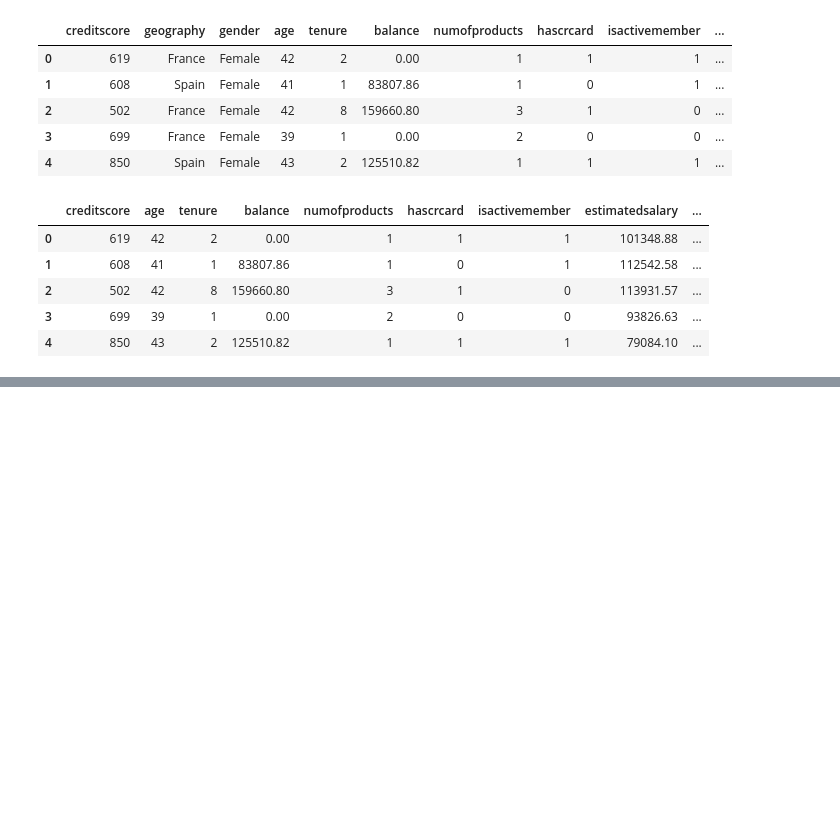
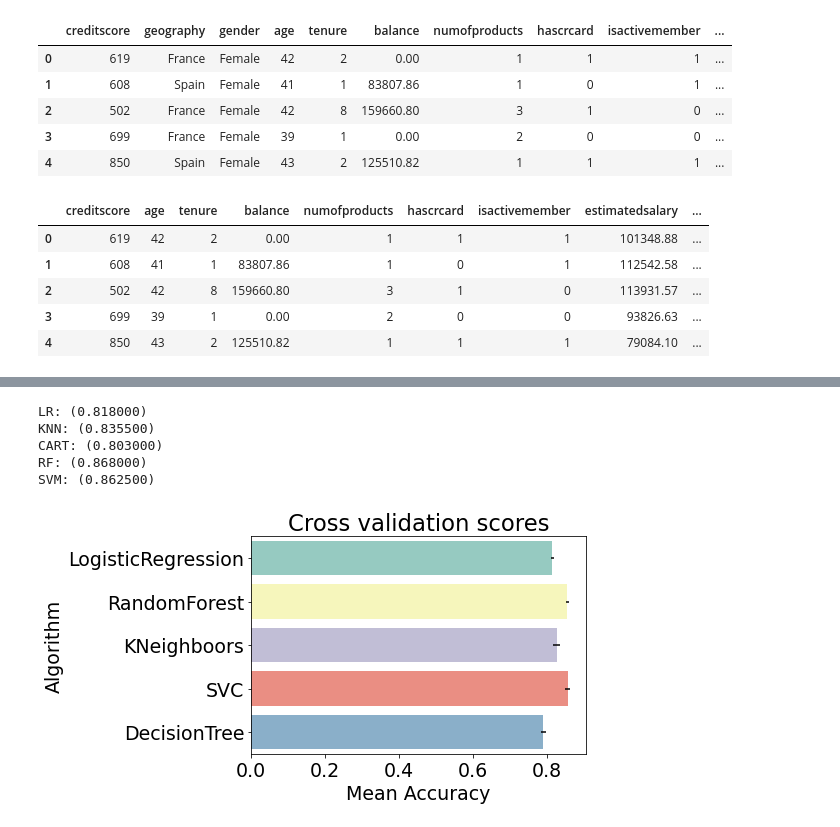
Before and after one commit to MattithyahuData/P2-Bank-churn-prediction, a Jupyter notebook: Code/P2 Code.ipynb, the cells around one changed output, grey strips where cells are left out. Saved outputs shown, nothing was run; the diff lists cells and outputs as text; code cells hidden in the pictures; blank space fills up the shorter version.

```diff
--- a/Code/P2 Code.ipynb
+++ b/Code/P2 Code.ipynb
@@ -260,0 +311,55 @@ print(X.shape, y.shape)
+# %%
+models = []
+models.append(('LR', LogisticRegression(random_state = 10101)))
+models.append(('KNN', KNeighborsClassifier()))
+models.append(('CART', DecisionTreeClassifier(random_state = 10101)))
+models.append(('RF', RandomForestClassifier(random_state = 10101)))
+models.append(('SVM', SVC(gamma='auto', random_state = 10101)))
+
+# evaluate each model in turn
+results = []
+names = []
+# %%
+for name, model in models:
+        model.fit(X_train, y_train)
+        y_pred = model.predict(X_test)
+        accuracy = accuracy_score(y_test, y_pred)
+        msg = "%s: (%f)" % (name, accuracy)
+        print(msg)
+# %% [output]
+LR: (0.818000)
+KNN: (0.835500)
+CART: (0.803000)
+RF: (0.868000)
+SVM: (0.862500)
+# %%
+from sklearn.model_selection import GridSearchCV, cross_val_score, StratifiedKFold
+# Cross validate model with Kfold stratified cross validation
+kfold = StratifiedKFold(n_splits=5)
+# Modeling step Test differents algorithms
+random_state = 10101
+classifiers = []
+classifiers.append(LogisticRegression())
+classifiers.append(RandomForestClassifier())
+classifiers.append(KNeighborsClassifier())
+classifiers.append(SVC())
+classifiers.append(DecisionTreeClassifier())
+
+
+cv_results = []
+for classifier in classifiers :
+    cv_results.append(cross_val_score(classifier, X_train, y = y_train, scoring = "accuracy", cv = kfold, n_jobs=4))
+
+cv_means = []
+cv_std = []
+for cv_result in cv_results:
+    cv_means.append(cv_result.mean())
+    cv_std.append(cv_result.std())
+
+cv_res = pd.DataFrame({"CrossValMeans":cv_means,"CrossValerrors": cv_std,"Algorithm":["LogisticRegression","RandomForest","KNeighboors","SVC","DecisionTree"]})
+
+g = sns.barplot("CrossValMeans","Algorithm",data = cv_res, palette="Set3",orient = "h",**{'xerr':cv_std})
+g.set_xlabel("Mean Accuracy")
+g = g.set_title("Cross validation scores")
+# %% [output]
+[figure, added]
```
Also changed, not shown: parts of 25 cells of this notebook, 1 other file.
